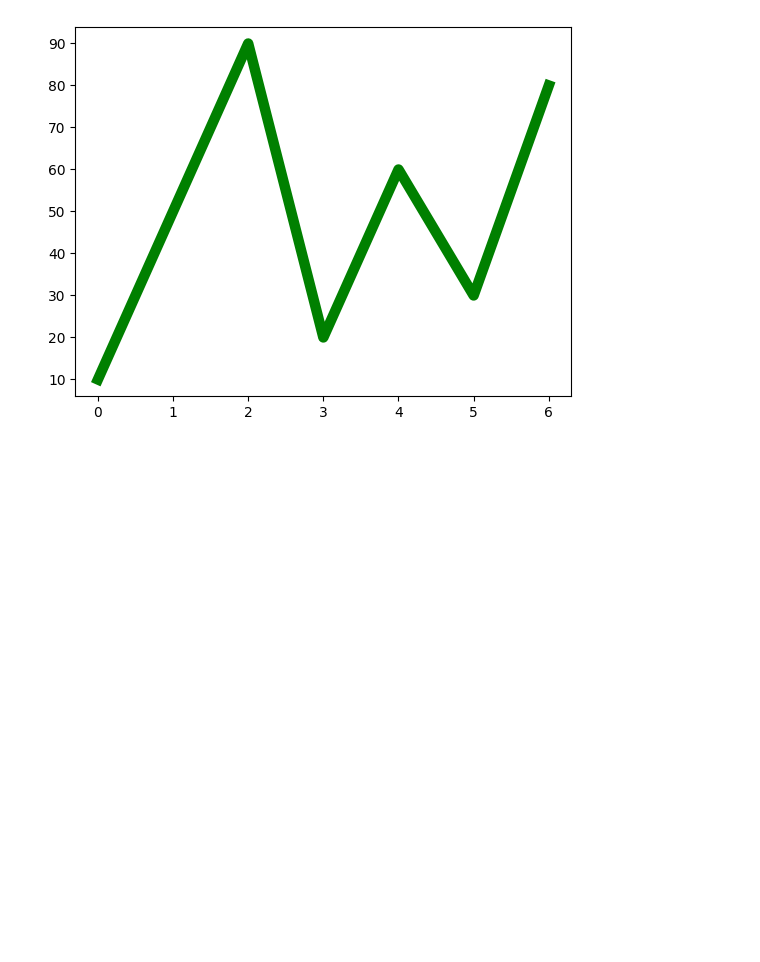
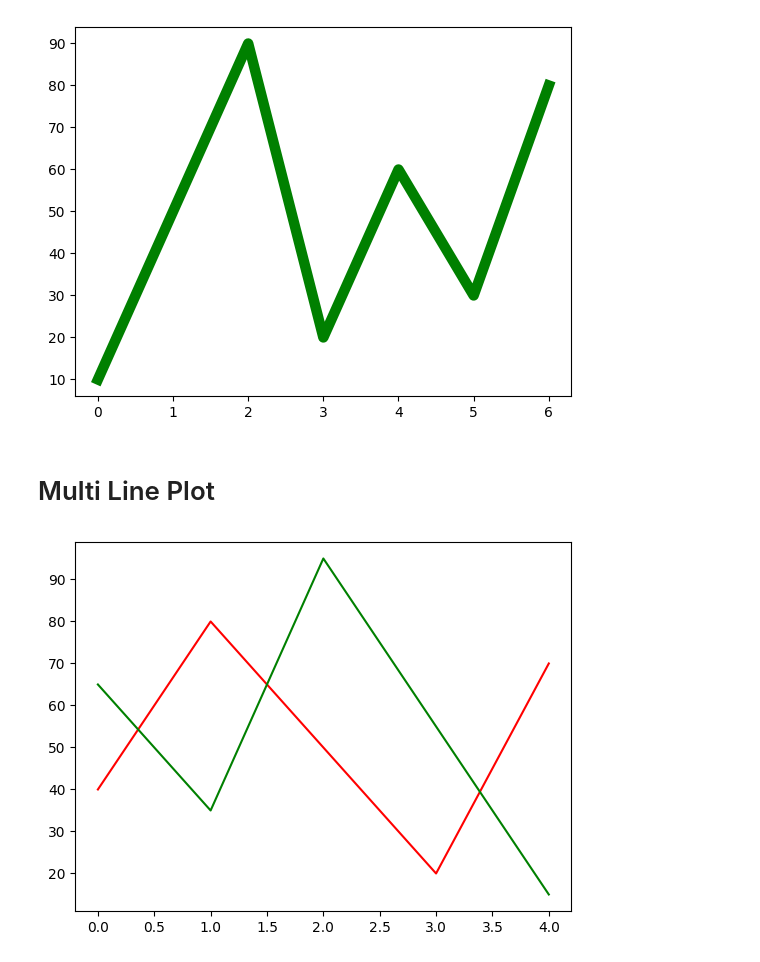
Before and after one commit to abidkk/Matplotlib-Python, a Jupyter notebook: plot2.ipynb, the cells around one changed output. Saved outputs shown, nothing was run; the diff lists cells and outputs as text; code cells hidden in the pictures; blank space fills up the shorter version.

Commit message:
multi line plot

```diff
--- a/plot2.ipynb
+++ b/plot2.ipynb
@@ -90,3 +90,13 @@ plt.plot(s, linewidth=7.5, color='green')
 # %% [output]
 [<matplotlib.lines.Line2D at 0x...>]
 [figure]
+# %% [markdown]
+# Multi Line Plot
+# %%
+x = [40,80,50,20,70]
+y = [65,35,95,55,15]
+plt.plot(x, color='r')
+plt.plot(y, color='g')
+plt.show()
+# %% [output]
+[figure, added]
```
Also changed, not shown: parts of 1 cell of this notebook.
